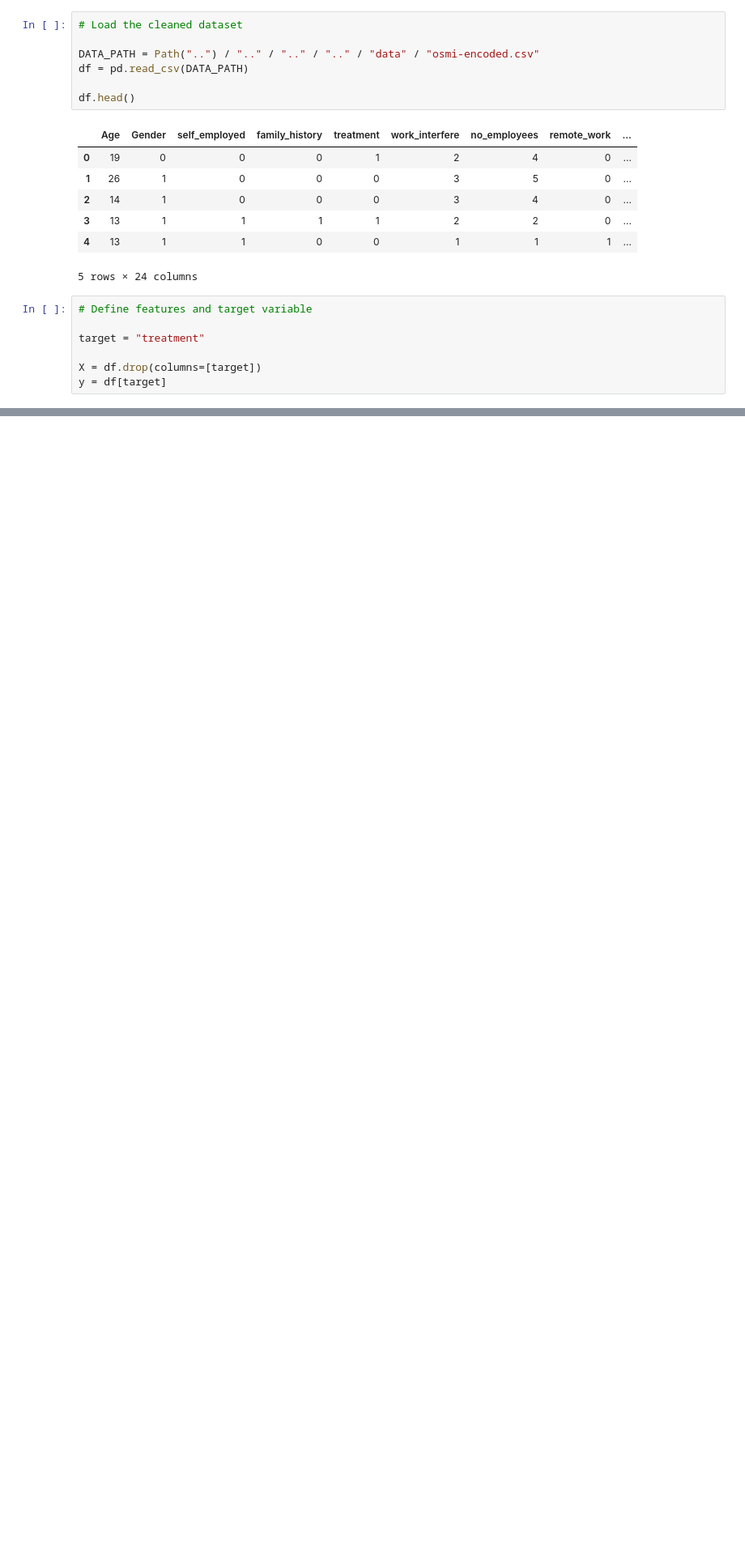
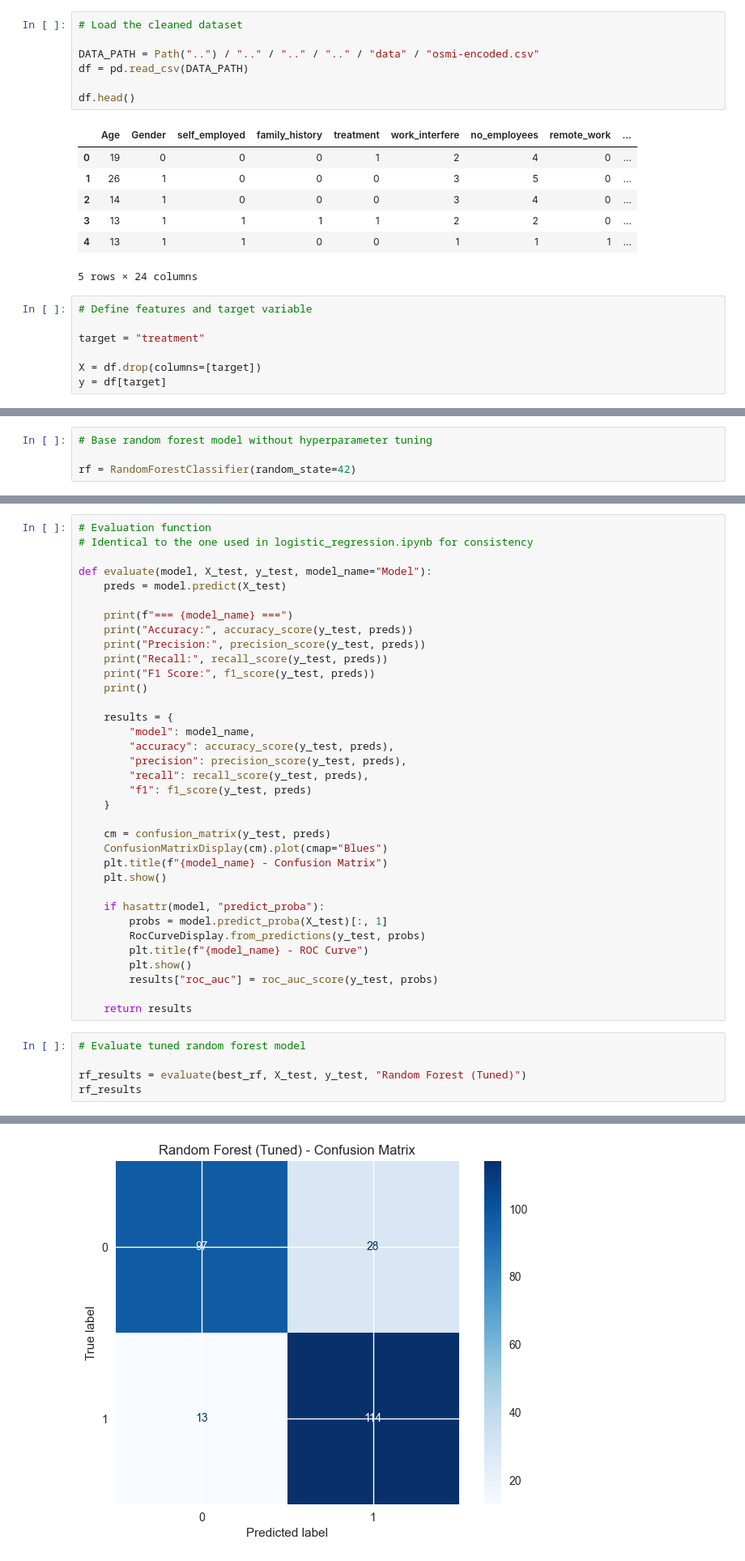
Before and after one commit to hazminfirdaus/data-analytics, a Jupyter notebook: eca/notebooks/RQ2/random_forest/random_forest.ipynb, the cells around one changed output, grey strips where cells are left out. Shown at 81% size. Cells and saved outputs as stored; diff of their text form; blank space fills up the shorter version.

```diff
--- a/eca/notebooks/RQ2/random_forest/random_forest.ipynb
+++ b/eca/notebooks/RQ2/random_forest/random_forest.ipynb
@@ -43,0 +53,4 @@ y = df[target]
+# %%
+# Base random forest model without hyperparameter tuning
+
+rf = RandomForestClassifier(random_state=42)
@@ -43,0 +85,41 @@ y = df[target]
+# %%
+# Evaluation function
+# Identical to the one used in logistic_regression.ipynb for consistency
+
+def evaluate(model, X_test, y_test, model_name="Model"):
+    preds = model.predict(X_test)
+
+    print(f"=== {model_name} ===")
+    print("Accuracy:", accuracy_score(y_test, preds))
+    print("Precision:", precision_score(y_test, preds))
+    print("Recall:", recall_score(y_test, preds))
+    print("F1 Score:", f1_score(y_test, preds))
+    print()
+
+    results = {
+        "model": model_name,
+        "accuracy": accuracy_score(y_test, preds),
+        "precision": precision_score(y_test, preds),
+        "recall": recall_score(y_test, preds),
+        "f1": f1_score(y_test, preds)
+    }
+
+    cm = confusion_matrix(y_test, preds)
+    ConfusionMatrixDisplay(cm).plot(cmap="Blues")
+    plt.title(f"{model_name} - Confusion Matrix")
+    plt.show()
+
+    if hasattr(model, "predict_proba"):
+        probs = model.predict_proba(X_test)[:, 1]
+        RocCurveDisplay.from_predictions(y_test, probs)
+        plt.title(f"{model_name} - ROC Curve")
+        plt.show()
+        results["roc_auc"] = roc_auc_score(y_test, probs)
+
+    return results
+# %%
+# Evaluate tuned random forest model
+
+rf_results = evaluate(best_rf, X_test, y_test, "Random Forest (Tuned)")
+rf_results
+# %% [output]
@@ -43,0 +131 @@ y = df[target]
+[figure, added]
```
Also changed, not shown: parts of 10 cells of this notebook, 1 other file.
